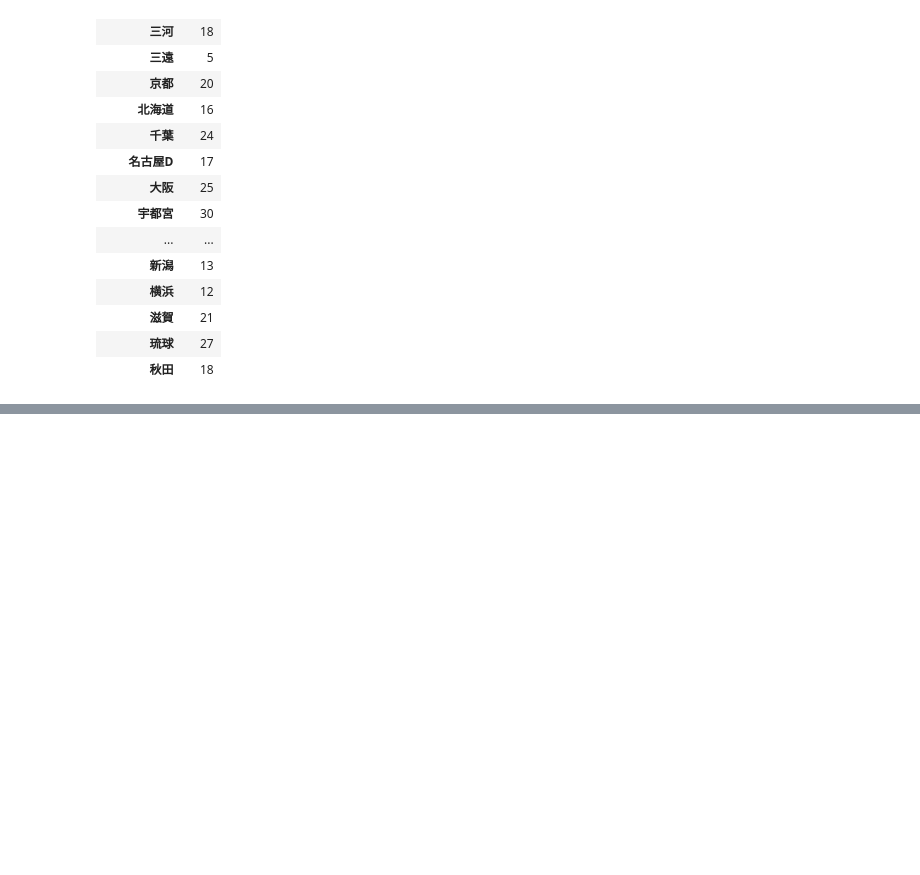
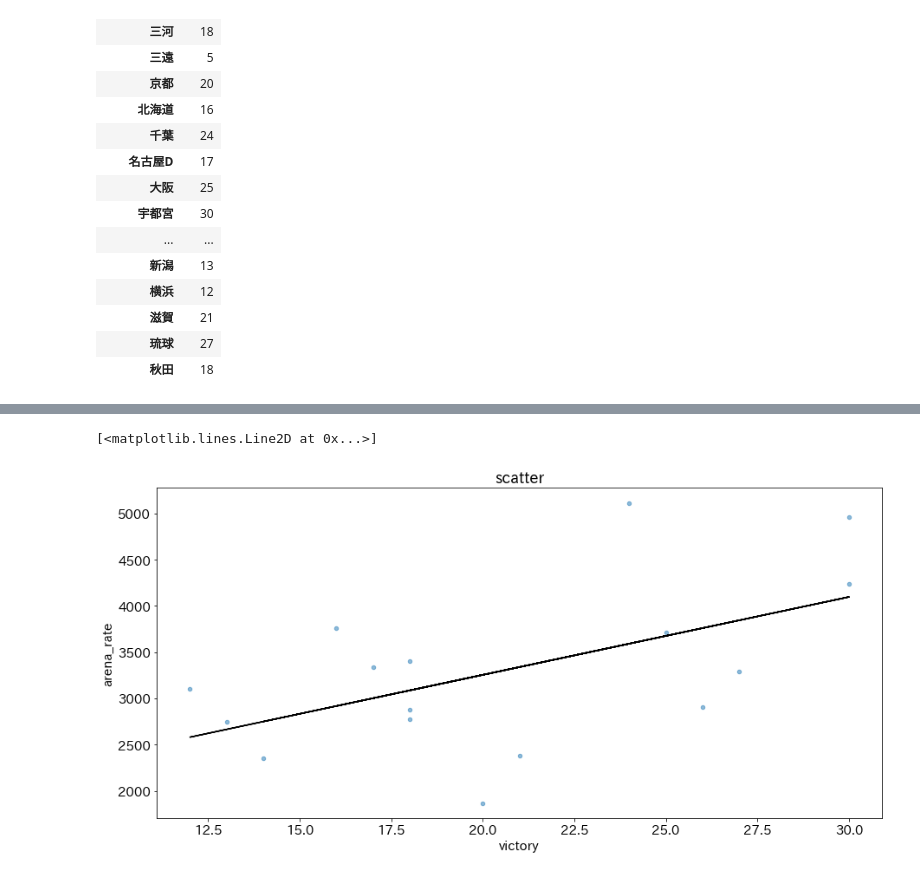
Before and after one commit to hikarut/Data-Science, a Jupyter notebook: notebooks/bleague/attendance/analytics.ipynb, the cells around one changed output, grey strips where cells are left out. Drawn from its saved outputs; the diff is of its cells as text; code cells hidden in the pictures; blank space fills up the shorter version.

```diff
--- a/notebooks/bleague/attendance/analytics.ipynb
+++ b/notebooks/bleague/attendance/analytics.ipynb
@@ -146,0 +156,24 @@ sns.scatterplot(x='setu', y='arena_rate', hue='home_team', data=output2, ax=ax)
+# %%
+# 外れ値(三遠)除外
+# output2_drop = output2.drop(3, axis=0)
+# 外れ値(三遠,新潟)除外
+# output2_drop = output2.drop(3, axis=0).drop(13, axis=0)
+# 三遠、東京
+output2_drop = output2.drop(3, axis=0).drop(0, axis=0)
+# output2_drop = output2
+output2_drop
+
+# statsmodelsを使った回帰分析
+import statsmodels.api as sm
+from sklearn import linear_model
+
+victory = output2_drop[['victory']]
+# arena_rate = output2_drop[['arena_rate']]
+arena_rate = output2_drop[['attendance']]
+
+model = linear_model.LinearRegression()
+model.fit(victory.values, arena_rate.values)
+
+sm_model = sm.OLS(arena_rate, sm.add_constant(victory))
+result = sm_model.fit(disp=0)
+print(result.summary())
@@ -146,0 +198,12 @@ sns.scatterplot(x='setu', y='arena_rate', hue='home_team', data=output2, ax=ax)
+# %%
+# 回帰直線
+plt.rcParams["figure.figsize"] = [15,7] # 図の縦横のサイズ([横(inch),縦(inch)])
+plt.rcParams["font.size"] = 15 # フォントサイズ デフォルト12
+plt.title("scatter")
+plt.xlabel("victory")
+plt.ylabel("arena_rate")
+plt.scatter(victory, arena_rate, s=20, alpha=0.5)
+plt.plot(victory.values, model.predict(victory.values), color='black')
+# %% [output]
+[<matplotlib.lines.Line2D at 0x...>]
+[figure, added]
```
Also changed, not shown: parts of 10 cells of this notebook, 1 other file.
